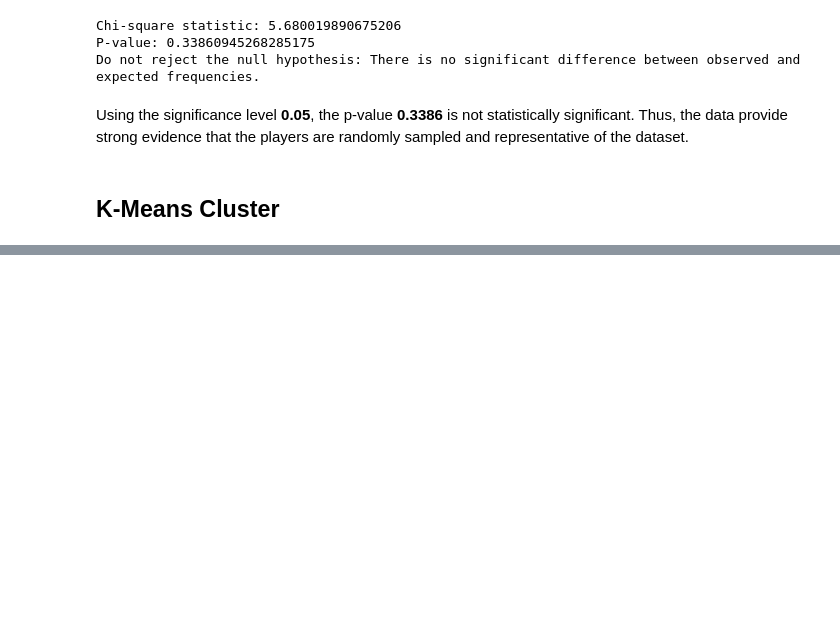
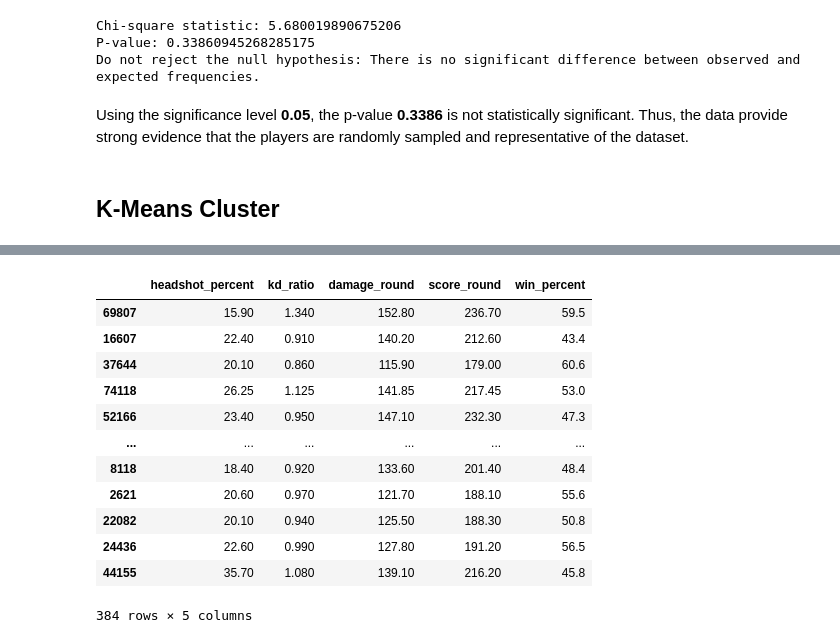
Before and after one commit to grahamogatia/valorant-statistical-modelling, a Jupyter notebook: [CSMODEL] Project - Case Study.ipynb, the cells around one changed output, grey strips where cells are left out. Saved outputs shown, nothing was run; the diff lists cells and outputs as text; code cells hidden in the pictures; blank space fills up the shorter version.

```diff
--- a/[CSMODEL] Project - Case Study.ipynb
+++ b/[CSMODEL] Project - Case Study.ipynb
@@ -2261,0 +2274,18 @@ Using the significance level **0.05**, the p-value **0.3386** is not statistical
+# %%
+# Create a dataframe with the columns 'headshot_percent', 'kd_ratio', 'damage_round', 'score_round', and 'win_percent'
+kmeans_df = val_sample_df[['headshot_percent', 'kd_ratio', 'damage_round', 'score_round', 'win_percent']]
+kmeans_df
+# %% [output]
+|  | headshot_percent | kd_ratio | damage_round | score_round | win_percent |
+| 69807 | 15.90 | 1.340 | 152.80 | 236.70 | 59.5 |
+| 16607 | 22.40 | 0.910 | 140.20 | 212.60 | 43.4 |
+| 37644 | 20.10 | 0.860 | 115.90 | 179.00 | 60.6 |
+| 74118 | 26.25 | 1.125 | 141.85 | 217.45 | 53.0 |
+| 52166 | 23.40 | 0.950 | 147.10 | 232.30 | 47.3 |
+| ... | ... | ... | ... | ... | ... |
+| 8118 | 18.40 | 0.920 | 133.60 | 201.40 | 48.4 |
+| 2621 | 20.60 | 0.970 | 121.70 | 188.10 | 55.6 |
+| 22082 | 20.10 | 0.940 | 125.50 | 188.30 | 50.8 |
+| 24436 | 22.60 | 0.990 | 127.80 | 191.20 | 56.5 |
+| 44155 | 35.70 | 1.080 | 139.10 | 216.20 | 45.8 |
+384 rows × 5 columns
```
Also changed, not shown: parts of 34 cells of this notebook.
